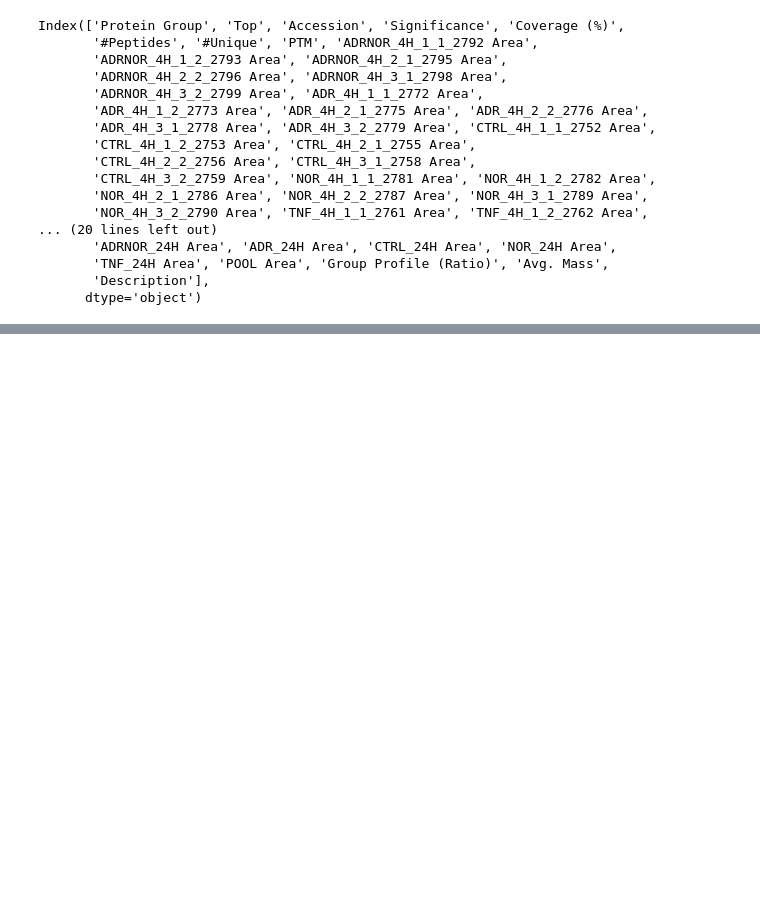
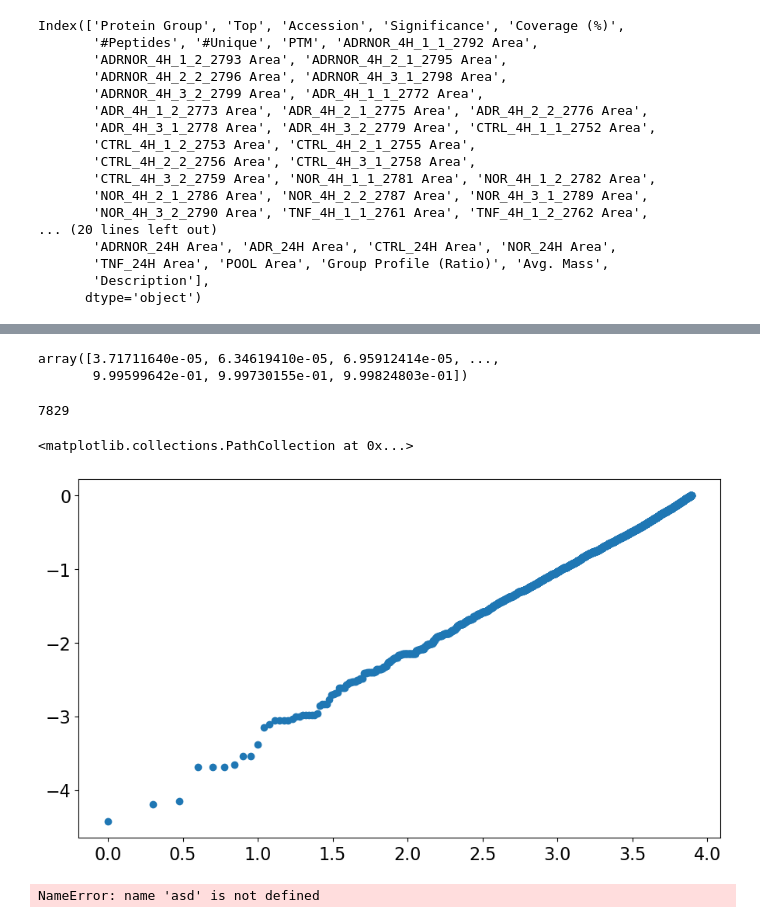
Before and after one commit to adelomana/vigur, a Jupyter notebook: 003.proteomics/analysis.ipynb, the cells around one changed output, grey strips where cells are left out. Cells and saved outputs as stored; diff of their text form; code cells hidden in the pictures; blank space fills up the shorter version.

```diff
--- a/003.proteomics/analysis.ipynb
+++ b/003.proteomics/analysis.ipynb
@@ -103,5 +184,25 @@ Length: 100, dtype: float64
+# %%
+a=wdf['Student P'].values
+a
+# %% [output]
+array([3.71711640e-05, 6.34619410e-05, 6.95912414e-05, ...,
+       9.99599642e-01, 9.99730155e-01, 9.99824803e-01])
+# %%
+b = numpy.log10(list(range(1, len(a)+1)))
+# %%
+len(a)
+len(b)
+# %% [output]
+7829
+# %%
+matplotlib.pyplot.scatter(numpy.log10(b), numpy.log10(a))
+# %% [output]
+<matplotlib.collections.PathCollection at 0x...>
+[figure, added]
 # %%
-import scipy.optimize
+asd
+# %% [output]
+NameError: name 'asd' is not defined
 # %%
 intensity = numpy.log2(reference.values + 1)
 print(numpy.min(intensity), numpy.max(intensity), intensity)
```
Also changed, not shown: parts of 12 cells of this notebook, 6 other files.
